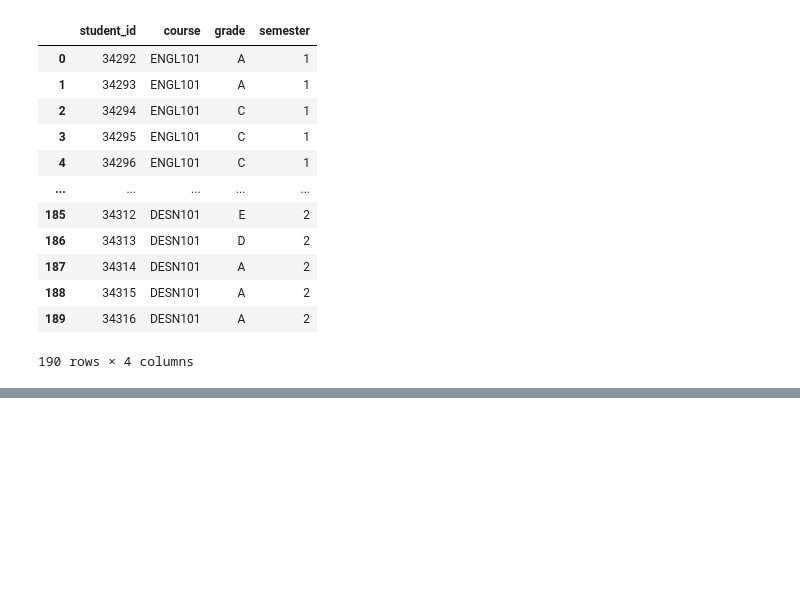
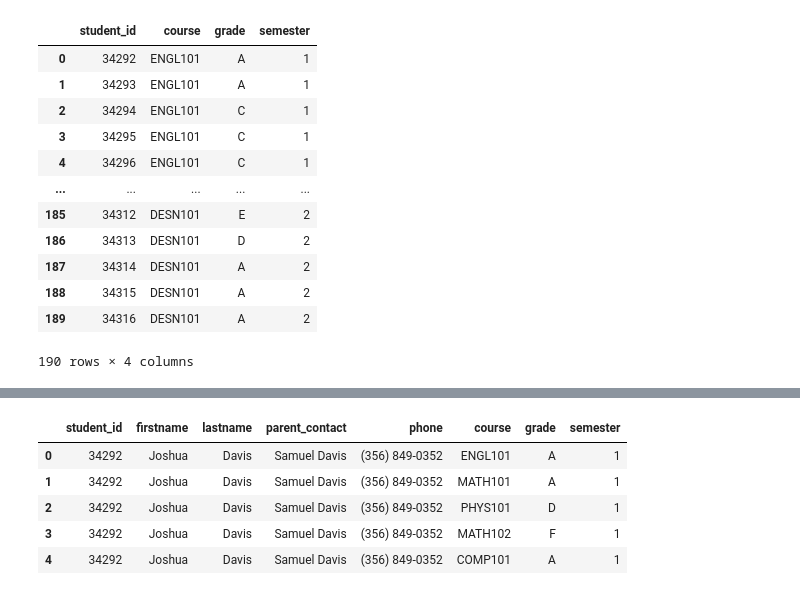
Before and after one commit to omid-sar/Interview-Preparation, a Jupyter notebook: data_manipulation/merge.ipynb, the cells around one changed output, grey strips where cells are left out. Cells and saved outputs as stored; diff of their text form; code cells hidden in the pictures; blank space fills up the shorter version.

```diff
--- a/data_manipulation/merge.ipynb
+++ b/data_manipulation/merge.ipynb
@@ -76,0 +108,10 @@ grades
+# %%
+student_full_grades = pd.merge(student_full, grades, on='student_id' )
+student_full_grades.head()
+# %% [output]
+|  | student_id | firstname | lastname | parent_contact | phone | course | grade | semester |
+| 0 | 34292 | Joshua | Davis | Samuel Davis | (356) 849-0352 | ENGL101 | A | 1 |
+| 1 | 34292 | Joshua | Davis | Samuel Davis | (356) 849-0352 | MATH101 | A | 1 |
+| 2 | 34292 | Joshua | Davis | Samuel Davis | (356) 849-0352 | PHYS101 | D | 1 |
+| 3 | 34292 | Joshua | Davis | Samuel Davis | (356) 849-0352 | MATH102 | F | 1 |
+| 4 | 34292 | Joshua | Davis | Samuel Davis | (356) 849-0352 | COMP101 | A | 1 |
```
Also changed, not shown: parts of 18 cells of this notebook.
